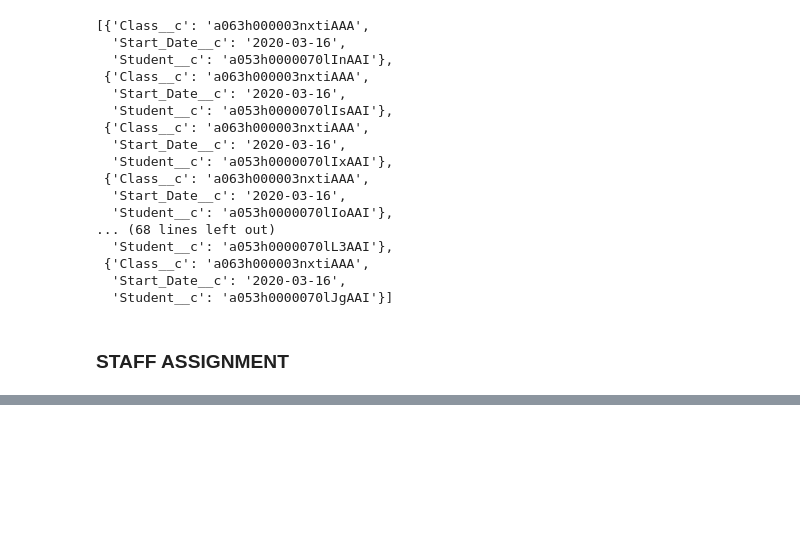
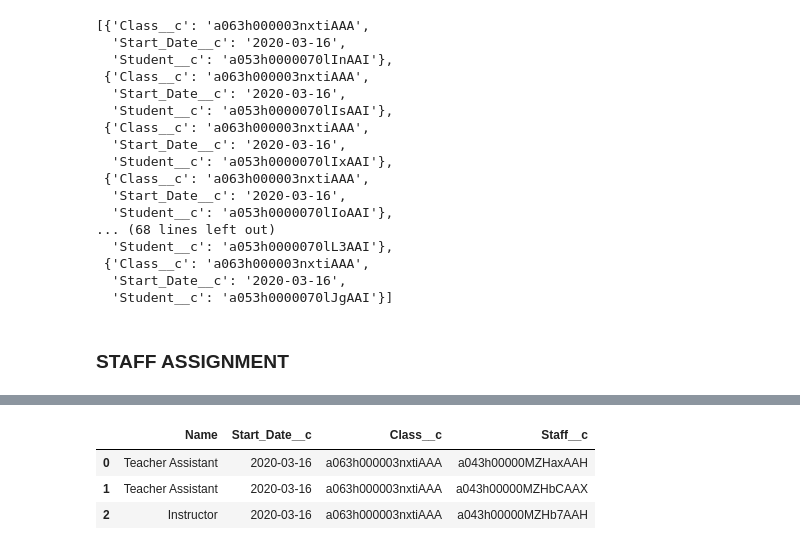
Before and after one commit to jmurillo-13/etl-project-jm, a Jupyter notebook: Salesforce Mini-project.ipynb, the cells around one changed output, grey strips where cells are left out. Drawn from its saved outputs; the diff is of its cells as text; code cells hidden in the pictures; blank space fills up the shorter version.

```diff
--- a/Salesforce Mini-project.ipynb
+++ b/Salesforce Mini-project.ipynb
@@ -435,0 +510,13 @@ for row in data:
+# %%
+staffassignment_clean_df=staffassignment_clean_df.rename(columns={'Role':'Name',
+                                                                 'StartDate':'Start_Date__c',
+                                                                 'ClassRecordID':'Class__c',
+                                                                 'EmployeeRecordID':'Staff__c'})
+# %%
+staffassignment_clean_df['Start_Date__c']= staffassignment_clean_df['Start_Date__c'].astype(str)
+staffassignment_clean_df
+# %% [output]
+|  | Name | Start_Date__c | Class__c | Staff__c |
+| 0 | Teacher Assistant | 2020-03-16 | a063h000003nxtiAAA | a043h00000MZHaxAAH |
+| 1 | Teacher Assistant | 2020-03-16 | a063h000003nxtiAAA | a043h00000MZHbCAAX |
+| 2 | Instructor | 2020-03-16 | a063h000003nxtiAAA | a043h00000MZHb7AAH |
```
Also changed, not shown: parts of 9 cells of this notebook.
